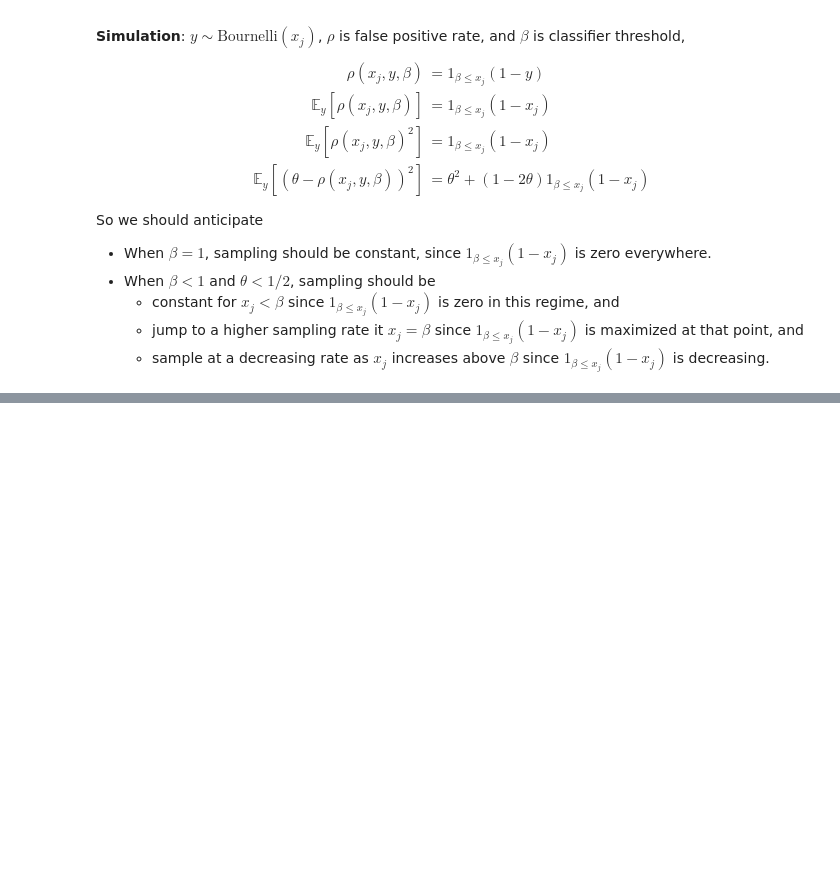
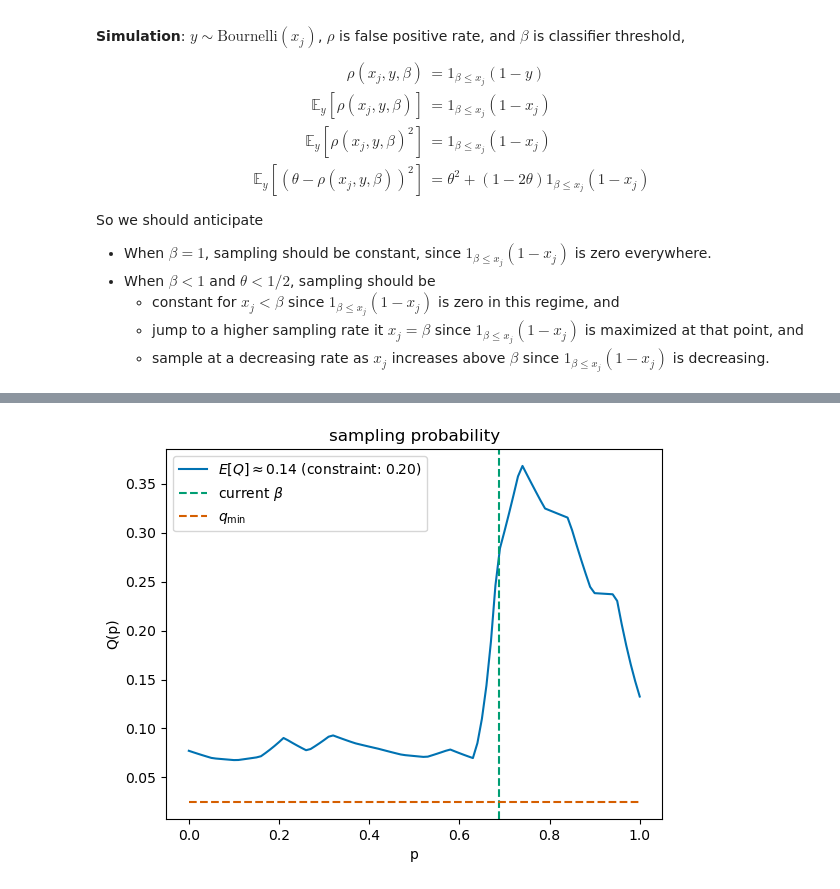
Before and after one commit to neilzxu/active-rcps, a Jupyter notebook: onedbinomialtest.ipynb, the cells around one changed output, grey strips where cells are left out. Saved outputs shown, nothing was run; the diff lists cells and outputs as text; code cells hidden in the pictures; blank space fills up the shorter version.

Commit message:
plot

```diff
--- a/onedbinomialtest.ipynb
+++ b/onedbinomialtest.ipynb
@@ -104,13 +104,16 @@ class LabellingPolicyPrimalPlayer(object):
         self._opt.step()
         self._sched.step()
 # %%
-def test_once(gen):
+def test_once(seed):
     from IwUpperMartingale import IwUpperMartingale
     from OnlineMinimax import OnlineMinimax, BestResponse, BeTheLeader
     from LogisticRegression import LogisticRegressor
 
     import numpy as np
     import torch
+
+    gen = np.random.default_rng(seed)
+    torch.manual_seed(seed+1)
 
     np.set_printoptions(2, floatmode='fixed')
 
@@ -159,19 +162,19 @@ def test_once(gen):
                                                 opt=opt,
                                                 sched=sched)
     # anything bigger than (1 - Log[2]) should be good enough for max_dual
-    dual_player = BestResponse(max_dual=1/2)
+    dual_player = BestResponse(max_dual=1 - np.log(2))
     # TODO: windowed be the leader, batching with best response
     minimax = OnlineMinimax(primal_player=primal_player, dual_player=dual_player)
 
     print(f'{"n":5s}\t', f'{"bet":10s}\t', f'{"beta":10s}\t', f'{"p":60s}\t', f'{"Q(p)":60s}\t', f'{"cons":10s}\t', f'{"dual":10s}\t')
     batch_size = 64
-    for n in range(1 + (1 << 16)):
+    for n in range(1 + (1 << 15)):
         p = gen.uniform(size=batch_size)
         X = torch.Tensor([featurize(z) for z in p])
         minimax.addobs((p, X))
         if n & (n - 1) == 0:
             with torch.no_grad():
-                p = np.array([ z/10 for z in range(11) ])
+                p = np.linspace(0, 1, 11)
                 X = torch.Tensor([ featurize(z) for z in p ])
                 Q, cons = primal_player.predict((p, X))
                 dual = dual_player.predict(peek=-cons)
@@ -179,11 +182,23 @@ def test_once(gen):
                 beta, _ = primal_player._iwmart.getbeta()
                 print(f'{n:5d}\t', f'{lam:.03e}\t', f'{beta:.03e}\t', f'{p}\t', f'{Q.numpy()}\t', f'{cons:.3e}\t', f'{dual:.3e}\t')
 
+    with torch.no_grad():
+        import matplotlib.pyplot as plt
+        with plt.style.context("seaborn-colorblind"):
+            p = p = np.linspace(0, 1, 101)
+            X = torch.Tensor([ featurize(z) for z in p ])
+            Q, cons = primal_player.predict((p, X))
+            plt.plot(p, Q.numpy(), label=f'$E[Q] \\approx {torch.mean(Q).item():.2f}$ (constraint: {target_rate:.2f})')
+            vline_color = next(plt.gca()._get_lines.prop_cycler)['color']
+            plt.axvline(x=primal_player._iwmart.getbeta()[0], label='current $\\beta$', linestyle='dashed', color=vline_color)
+            plt.plot(p, [q_min]*len(p), label='$q_\\min$', linestyle='dashed')
+            plt.xlabel('p')
+            plt.ylabel('Q(p)')
+            plt.title('sampling probability')
+            plt.legend()
+
 def test():
-    import numpy as np
-
-    gen = np.random.default_rng(9)
-    test_once(gen)
+    test_once(seed=9)
 
 test()
 # %% [output]
@@ -209,0 +224 @@ n        bet             beta            p
+[figure, added]
```
Also changed, not shown: parts of 1 cell of this notebook.
